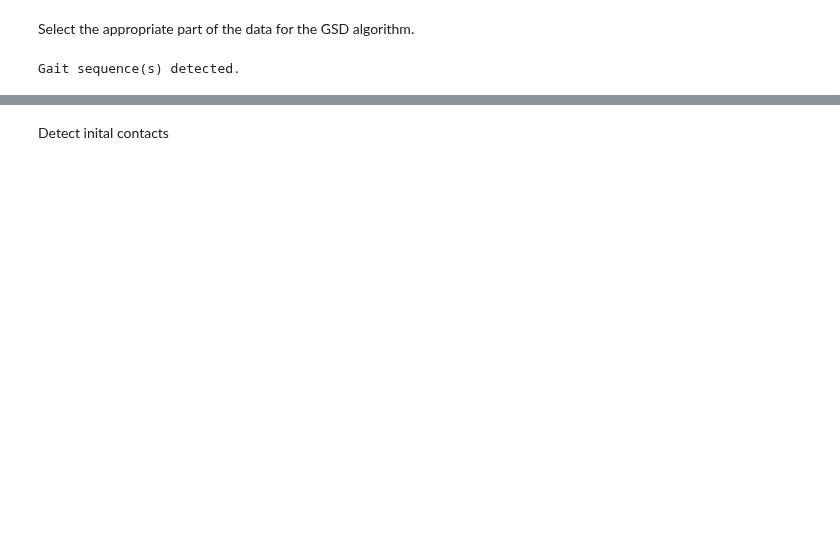
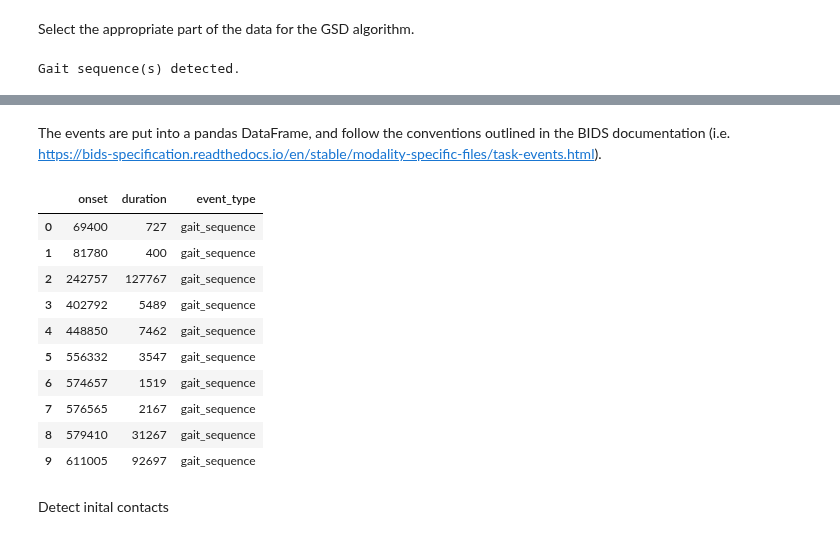
Before and after one commit to neurogeriatricskiel/KielMAT, a Jupyter notebook: examples/events_in_dataclass.ipynb, the cells around one changed output, grey strips where cells are left out. Cells and saved outputs as stored; diff of their text form; code cells hidden in the pictures; blank space fills up the shorter version.

```diff
--- a/examples/events_in_dataclass.ipynb
+++ b/examples/events_in_dataclass.ipynb
@@ -57,3 +95,34 @@ data.events = EventData(name=event_nms, onset=event_onsets, duration=event_durat
+# %% [markdown]
+The events are put into a pandas DataFrame, and follow the conventions outlined in the BIDS documentation (i.e. https://bids-specification.readthedocs.io/en/stable/modality-specific-files/task-events.html).
+# %%
+import pandas as pd
+
+my_events = {
+    "onset": [
+        int(gs["Start"] * fs) for gs in gait_sequences
+    ],
+    "duration": [
+        int((gs["End"] - gs["Start"]) * fs) for gs in gait_sequences
+    ],
+    "event_type": [
+        "gait_sequence" for gs in gait_sequences
+    ]
+}
+
+my_events_df = pd.DataFrame(my_events)
+my_events_df
+# %% [output]
+|  | onset | duration | event_type |
+| 0 | 69400 | 727 | gait_sequence |
+| 1 | 81780 | 400 | gait_sequence |
+| 2 | 242757 | 127767 | gait_sequence |
+| 3 | 402792 | 5489 | gait_sequence |
+| 4 | 448850 | 7462 | gait_sequence |
+| 5 | 556332 | 3547 | gait_sequence |
+| 6 | 574657 | 1519 | gait_sequence |
+| 7 | 576565 | 2167 | gait_sequence |
+| 8 | 579410 | 31267 | gait_sequence |
+| 9 | 611005 | 92697 | gait_sequence |
 # %% [markdown]
 Detect inital contacts
 # %%
```
Also changed, not shown: parts of 22 cells of this notebook, 1 other file.
